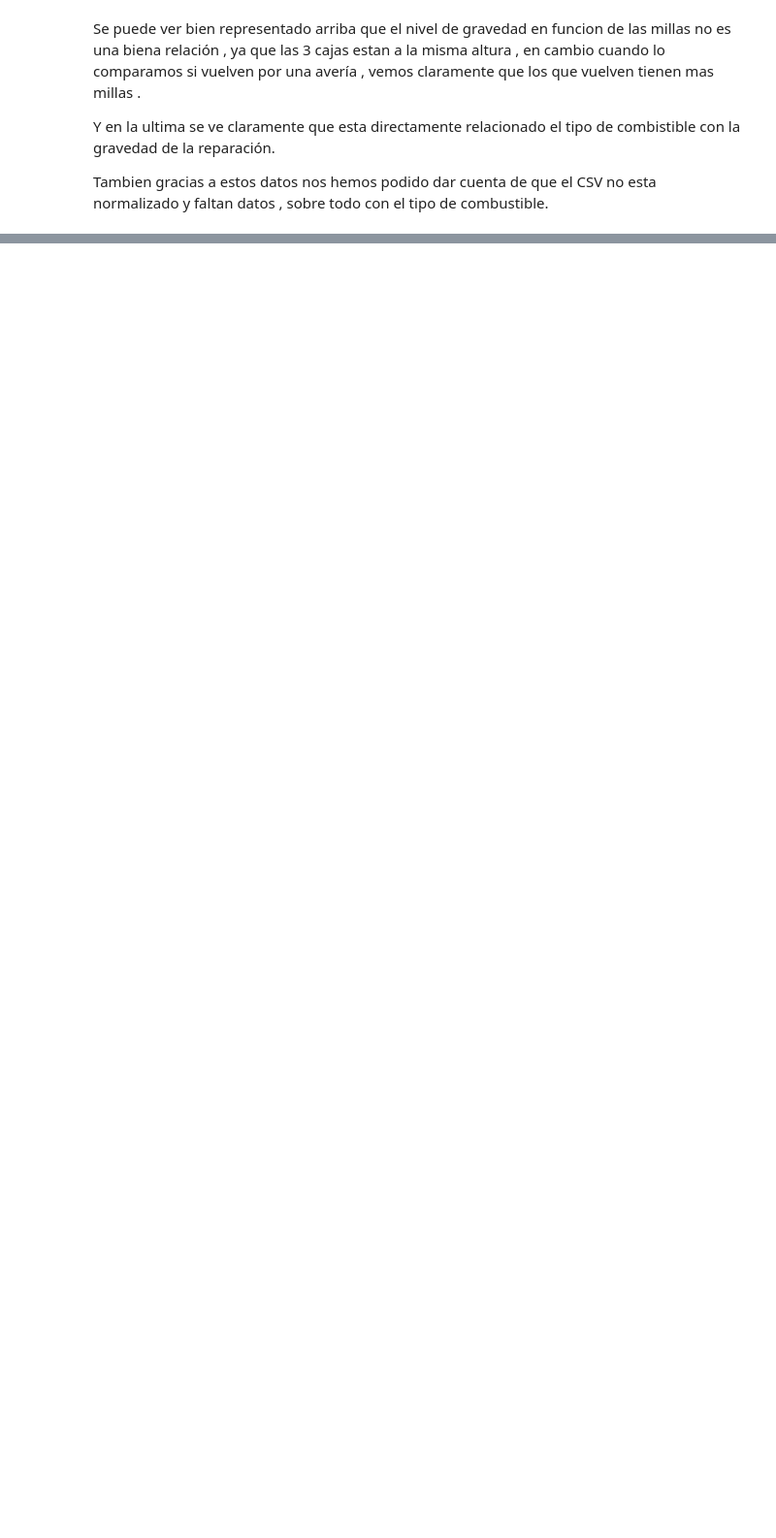
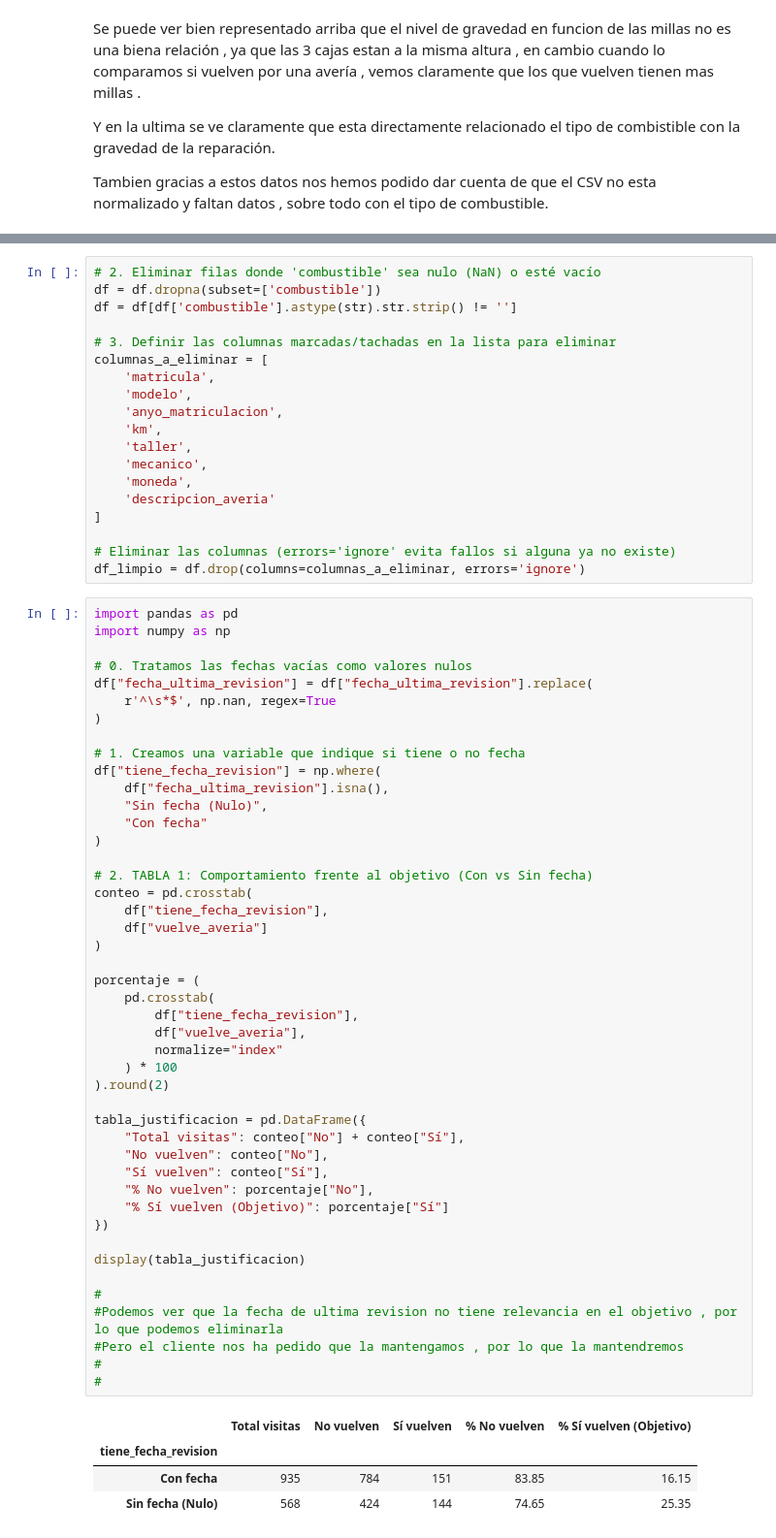
Before and after one commit to deluxxe-1/practica_autolevante, a Jupyter notebook: proyecto.ipynb, the cells around one changed output, grey strips where cells are left out. Shown at 97% size. Saved outputs shown, nothing was run; the diff lists cells and outputs as text; blank space fills up the shorter version.

```diff
--- a/proyecto.ipynb
+++ b/proyecto.ipynb
@@ -190,0 +252,69 @@ dtype: object
+# %%
+# 2. Eliminar filas donde 'combustible' sea nulo (NaN) o esté vacío
+df = df.dropna(subset=['combustible'])
+df = df[df['combustible'].astype(str).str.strip() != '']
+
+# 3. Definir las columnas marcadas/tachadas en la lista para eliminar
+columnas_a_eliminar = [
+    'matricula',
+    'modelo',
+    'anyo_matriculacion',
+    'km',
+    'taller',
+    'mecanico',
+    'moneda',
+    'descripcion_averia'
+]
+
+# Eliminar las columnas (errors='ignore' evita fallos si alguna ya no existe)
+df_limpio = df.drop(columns=columnas_a_eliminar, errors='ignore')
+# %%
+import pandas as pd
+import numpy as np
+
+# 0. Tratamos las fechas vacías como valores nulos
+df["fecha_ultima_revision"] = df["fecha_ultima_revision"].replace(
+    r'^\s*$', np.nan, regex=True
+)
+
+# 1. Creamos una variable que indique si tiene o no fecha
+df["tiene_fecha_revision"] = np.where(
+    df["fecha_ultima_revision"].isna(),
+    "Sin fecha (Nulo)",
+    "Con fecha"
+)
+
+# 2. TABLA 1: Comportamiento frente al objetivo (Con vs Sin fecha)
+conteo = pd.crosstab(
+    df["tiene_fecha_revision"],
+    df["vuelve_averia"]
+)
+
+porcentaje = (
+    pd.crosstab(
+        df["tiene_fecha_revision"],
+        df["vuelve_averia"],
+        normalize="index"
+    ) * 100
+).round(2)
+
+tabla_justificacion = pd.DataFrame({
+    "Total visitas": conteo["No"] + conteo["Sí"],
+    "No vuelven": conteo["No"],
+    "Sí vuelven": conteo["Sí"],
+    "% No vuelven": porcentaje["No"],
+    "% Sí vuelven (Objetivo)": porcentaje["Sí"]
+})
+
+display(tabla_justificacion)
+
+#
+#Podemos ver que la fecha de ultima revision no tiene relevancia en el objetivo , por lo que podemos eliminarla
+#Pero el cliente nos ha pedido que la mantengamos , por lo que la mantendremos
+#
+#
+# %% [output]
+|  | Total visitas | No vuelven | Sí vuelven | % No vuelven | % Sí vuelven (Objetivo) |
+| tiene_fecha_revision |  |  |  |  |  |
+| Con fecha | 935 | 784 | 151 | 83.85 | 16.15 |
+| Sin fecha (Nulo) | 568 | 424 | 144 | 74.65 | 25.35 |
```
Also changed, not shown: parts of 13 cells of this notebook.
